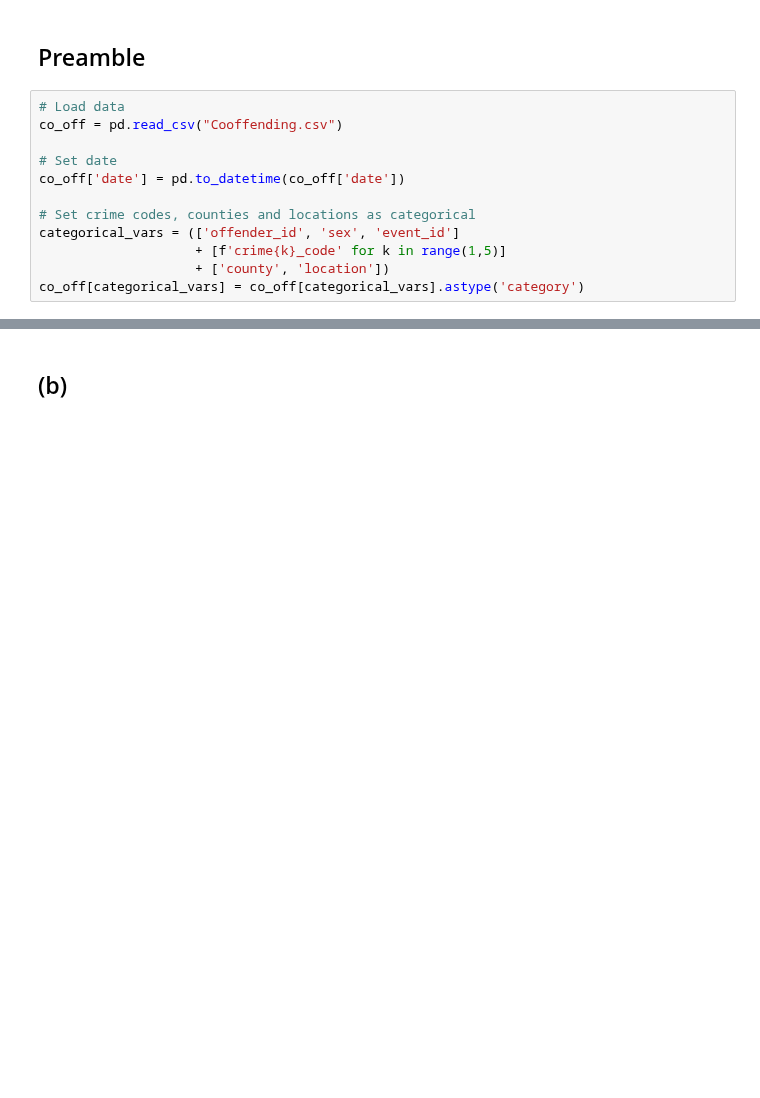
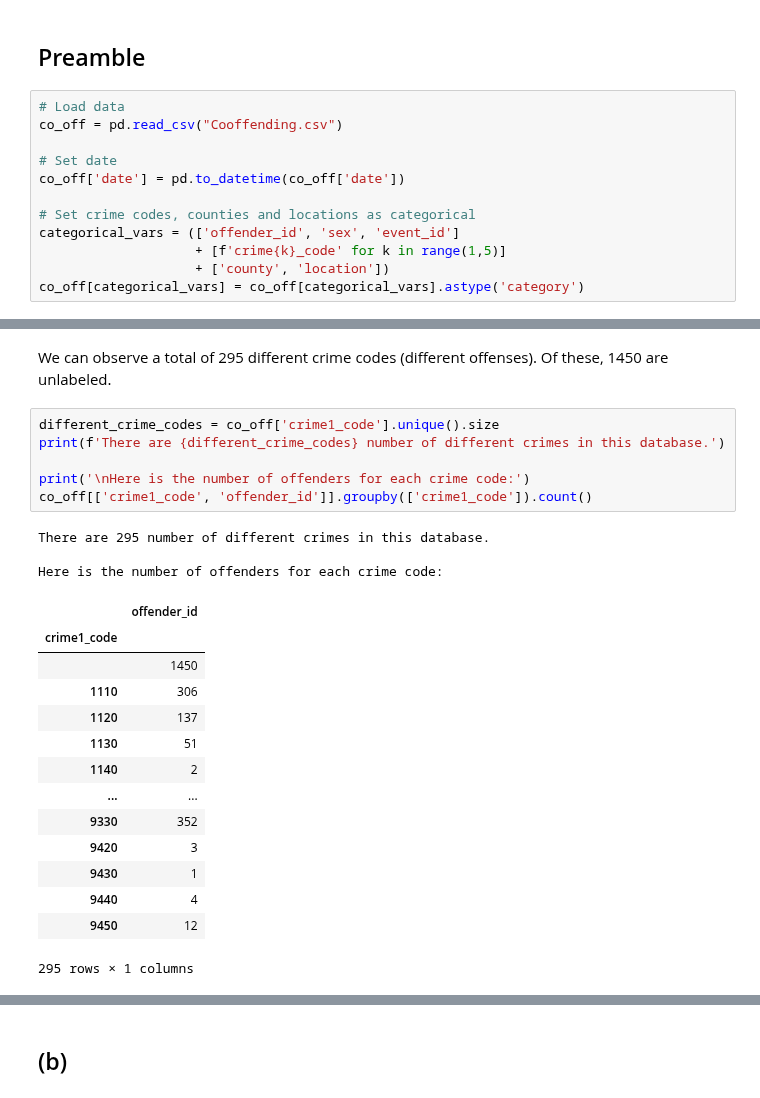
Before and after one commit to pipeton8/6.439-stats-comp-applications, a Jupyter notebook: Assignments/4 - Networks/6.439 - Problem Set 4.ipynb, the cells around one changed output, grey strips where cells are left out. Saved outputs shown, nothing was run; the diff lists cells and outputs as text; blank space fills up the shorter version.

```diff
--- a/Assignments/4 - Networks/6.439 - Problem Set 4.ipynb
+++ b/Assignments/4 - Networks/6.439 - Problem Set 4.ipynb
@@ -76,0 +89,26 @@ co_off.describe(include='all', datetime_is_numeric=True)
+# %% [markdown]
+We can observe a total of 295 different crime codes (different offenses). Of these, 1450 are unlabeled.
+# %%
+different_crime_codes = co_off['crime1_code'].unique().size
+print(f'There are {different_crime_codes} number of different crimes in this database.')
+
+print('\nHere is the number of offenders for each crime code:')
+co_off[['crime1_code', 'offender_id']].groupby(['crime1_code']).count()
+# %% [output]
+There are 295 number of different crimes in this database.
+
+Here is the number of offenders for each crime code:
+|  | offender_id |
+| crime1_code |  |
+|  | 1450 |
+| 1110 | 306 |
+| 1120 | 137 |
+| 1130 | 51 |
+| 1140 | 2 |
+| ... | ... |
+| 9330 | 352 |
+| 9420 | 3 |
+| 9430 | 1 |
+| 9440 | 4 |
+| 9450 | 12 |
+295 rows × 1 columns
```
Also changed, not shown: parts of 10 cells of this notebook.
